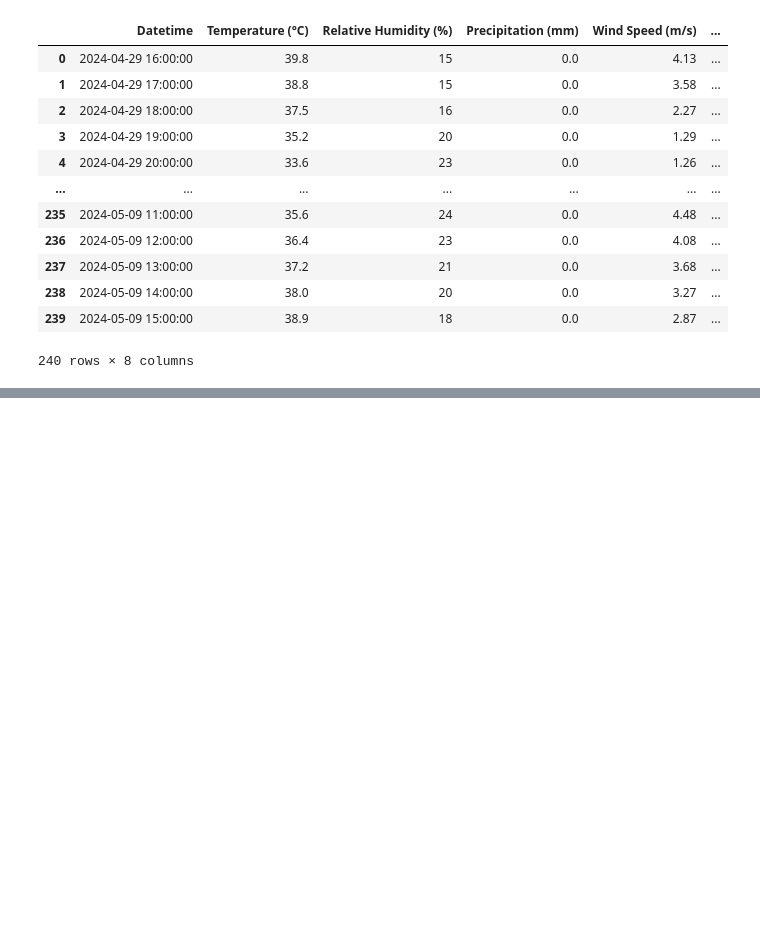
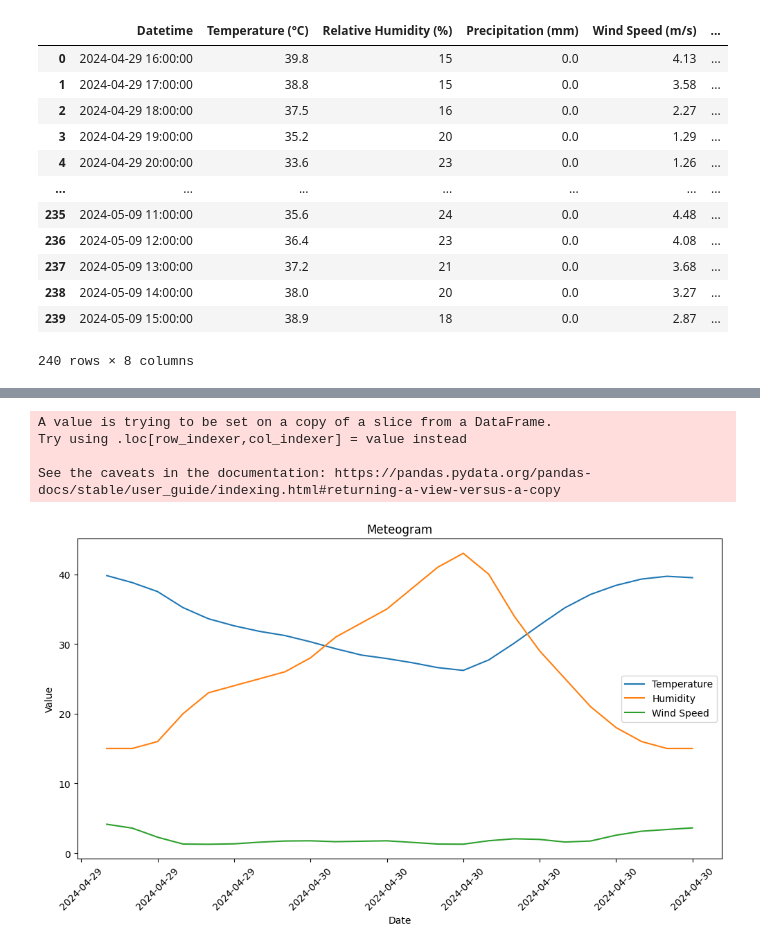
Before and after one commit to Rishit605/MetP, a Jupyter notebook: ETL.ipynb, the cells around one changed output, grey strips where cells are left out. Saved outputs shown, nothing was run; the diff lists cells and outputs as text; code cells hidden in the pictures; blank space fills up the shorter version.

```diff
--- a/ETL.ipynb
+++ b/ETL.ipynb
@@ -1208,0 +1360,39 @@ TypeError: Input z must be 2D, not 1D
+# %%
+import pandas as pd
+import matplotlib.pyplot as plt
+import matplotlib.dates as mdates
+
+# Load the CSV data into a Pandas DataFrame
+data = df24
+
+# Convert the date column to datetime format
+data['date'] = pd.to_datetime(data['Datetime'])
+
+# Create a figure and axis object
+fig, ax = plt.subplots(figsize=(12, 6))
+
+# Plot the data
+ax.plot(data['date'], data['Temperature (°C)'], label='Temperature')
+ax.plot(data['date'], data['Relative Humidity (%)'], label='Humidity')
+ax.plot(data['date'], data['Wind Speed (m/s)'], label='Wind Speed')
+
+# Customize the plot
+ax.set_xlabel('Date')
+ax.set_ylabel('Value')
+ax.set_title('Meteogram')
+ax.legend()
+
+# Rotate the x-axis labels for better visibility
+plt.xticks(rotation=45)
+
+# Set the x-axis to display dates
+ax.xaxis.set_major_formatter(mdates.DateFormatter('%Y-%m-%d'))
+
+# Show the plot
+plt.show()
+# %% [output]
+A value is trying to be set on a copy of a slice from a DataFrame.
+Try using .loc[row_indexer,col_indexer] = value instead
+
+See the caveats in the documentation: https://pandas.pydata.org/pandas-docs/stable/user_guide/indexing.html#returning-a-view-versus-a-copy
+[figure, added]
```
Also changed, not shown: parts of 14 cells of this notebook, 14 other files.
